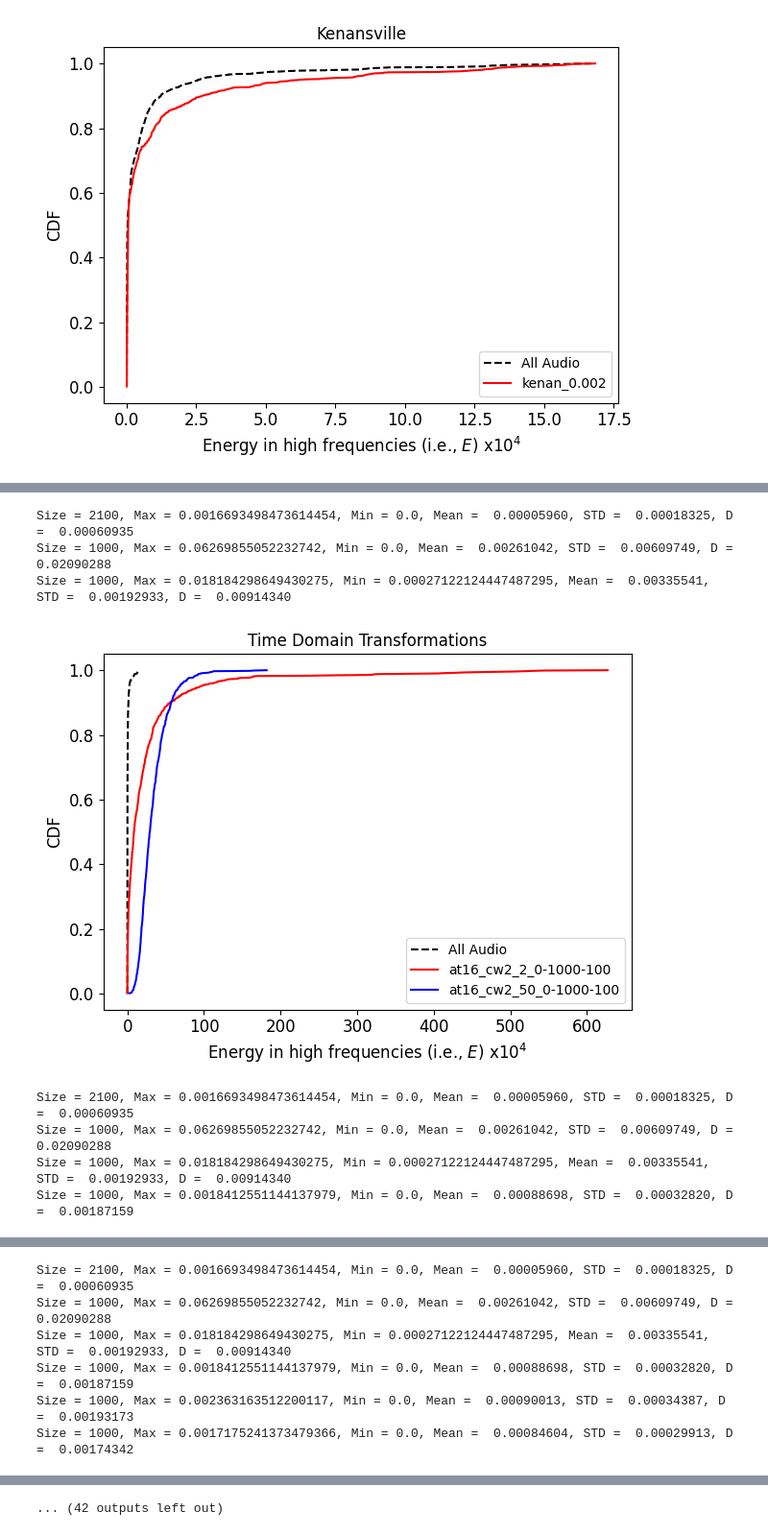
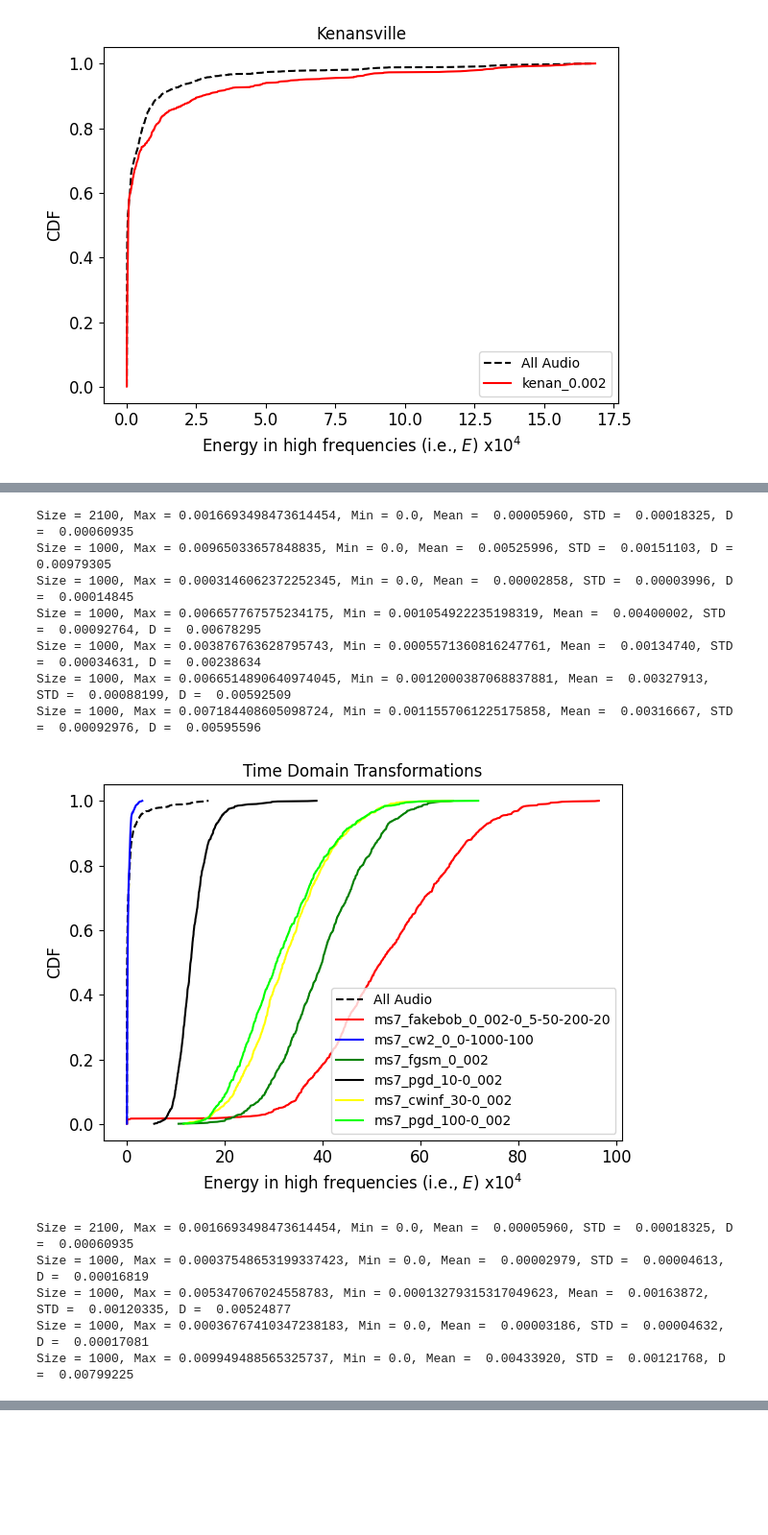
Before and after one commit to sanchitd9/speakerguard, a Jupyter notebook: sanchit/cdf.ipynb, the cells around one changed output, grey strips where cells are left out. Shown at 96% size. Saved outputs shown, nothing was run; the diff lists cells and outputs as text; code cells hidden in the pictures; blank space fills up the shorter version.

Commit message:
remove redundant graphs

```diff
--- a/sanchit/cdf.ipynb
+++ b/sanchit/cdf.ipynb
@@ -171,14 +171,17 @@ Size = 918, Max = 0.0016839917516335845, Min = 0.0, Mean =  0.00010457, STD =  0
 # %%
 # Defense - Time Domain
 time_d_files = os.listdir("time")
+try:
+  time_d_files.remove(".ipynb_checkpoints")
+except:
+  pass
 for f in time_d_files:
   files = os.listdir(f"time/{f}")
-  print(files)
   time_d_data = {}
   for x in files:
     with open(f"time/{f}/{x}", "br") as f1:
       temp = pickle.load(f1)
       temp.sort()
       time_d_data[x.split(".pickle")[0]] = temp
-      plot_cdf_adversarial_audio(combined_data, time_d_data, "Time Domain Transformations")
+  plot_cdf_adversarial_audio(combined_data, time_d_data, "Time Domain Transformations")
 # %% [output]
@@ -189,8 +199,13 @@ Size = 1000, Max = 0.06269855052232742, Min = 0.0, Mean =  0.00261042, STD =  0.
 Size = 2100, Max = 0.0016693498473614454, Min = 0.0, Mean =  0.00005960, STD =  0.00018325, D =  0.00060935
-Size = 1000, Max = 0.06269855052232742, Min = 0.0, Mean =  0.00261042, STD =  0.00609749, D =  0.02090288
-Size = 1000, Max = 0.018184298649430275, Min = 0.00027122124447487295, Mean =  0.00335541, STD =  0.00192933, D =  0.00914340
+Size = 1000, Max = 0.00965033657848835, Min = 0.0, Mean =  0.00525996, STD =  0.00151103, D =  0.00979305
+Size = 1000, Max = 0.0003146062372252345, Min = 0.0, Mean =  0.00002858, STD =  0.00003996, D =  0.00014845
+Size = 1000, Max = 0.006657767575234175, Min = 0.001054922235198319, Mean =  0.00400002, STD =  0.00092764, D =  0.00678295
+Size = 1000, Max = 0.003876763628795743, Min = 0.0005571360816247761, Mean =  0.00134740, STD =  0.00034631, D =  0.00238634
+Size = 1000, Max = 0.0066514890640974045, Min = 0.0012000387068837881, Mean =  0.00327913, STD =  0.00088199, D =  0.00592509
+Size = 1000, Max = 0.007184408605098724, Min = 0.0011557061225175858, Mean =  0.00316667, STD =  0.00092976, D =  0.00595596
-[figure, old version]
+[figure, new version]
 Size = 2100, Max = 0.0016693498473614454, Min = 0.0, Mean =  0.00005960, STD =  0.00018325, D =  0.00060935
-Size = 1000, Max = 0.06269855052232742, Min = 0.0, Mean =  0.00261042, STD =  0.00609749, D =  0.02090288
-Size = 1000, Max = 0.018184298649430275, Min = 0.00027122124447487295, Mean =  0.00335541, STD =  0.00192933, D =  0.00914340
-Size = 1000, Max = 0.0018412551144137979, Min = 0.0, Mean =  0.00088698, STD =  0.00032820, D =  0.00187159
+Size = 1000, Max = 0.00037548653199337423, Min = 0.0, Mean =  0.00002979, STD =  0.00004613, D =  0.00016819
+Size = 1000, Max = 0.005347067024558783, Min = 0.00013279315317049623, Mean =  0.00163872, STD =  0.00120335, D =  0.00524877
+Size = 1000, Max = 0.00036767410347238183, Min = 0.0, Mean =  0.00003186, STD =  0.00004632, D =  0.00017081
+Size = 1000, Max = 0.009949488565325737, Min = 0.0, Mean =  0.00433920, STD =  0.00121768, D =  0.00799225
@@ -204,6 +222,0 @@ Size = 1000, Max = 0.002363163512200117, Min = 0.0, Mean =  0.00090013, STD =  0
-Size = 2100, Max = 0.0016693498473614454, Min = 0.0, Mean =  0.00005960, STD =  0.00018325, D =  0.00060935
-Size = 1000, Max = 0.06269855052232742, Min = 0.0, Mean =  0.00261042, STD =  0.00609749, D =  0.02090288
-Size = 1000, Max = 0.018184298649430275, Min = 0.00027122124447487295, Mean =  0.00335541, STD =  0.00192933, D =  0.00914340
-Size = 1000, Max = 0.0018412551144137979, Min = 0.0, Mean =  0.00088698, STD =  0.00032820, D =  0.00187159
-Size = 1000, Max = 0.002363163512200117, Min = 0.0, Mean =  0.00090013, STD =  0.00034387, D =  0.00193173
-Size = 1000, Max = 0.0017175241373479366, Min = 0.0, Mean =  0.00084604, STD =  0.00029913, D =  0.00174342
@@ -219 +222,0 @@ Size = 1000, Max = 0.003615753259509802, Min = 0.00031752767972648144, Mean =  0
-... (42 outputs left out)
```
Also changed, not shown: parts of 1 cell of this notebook.
